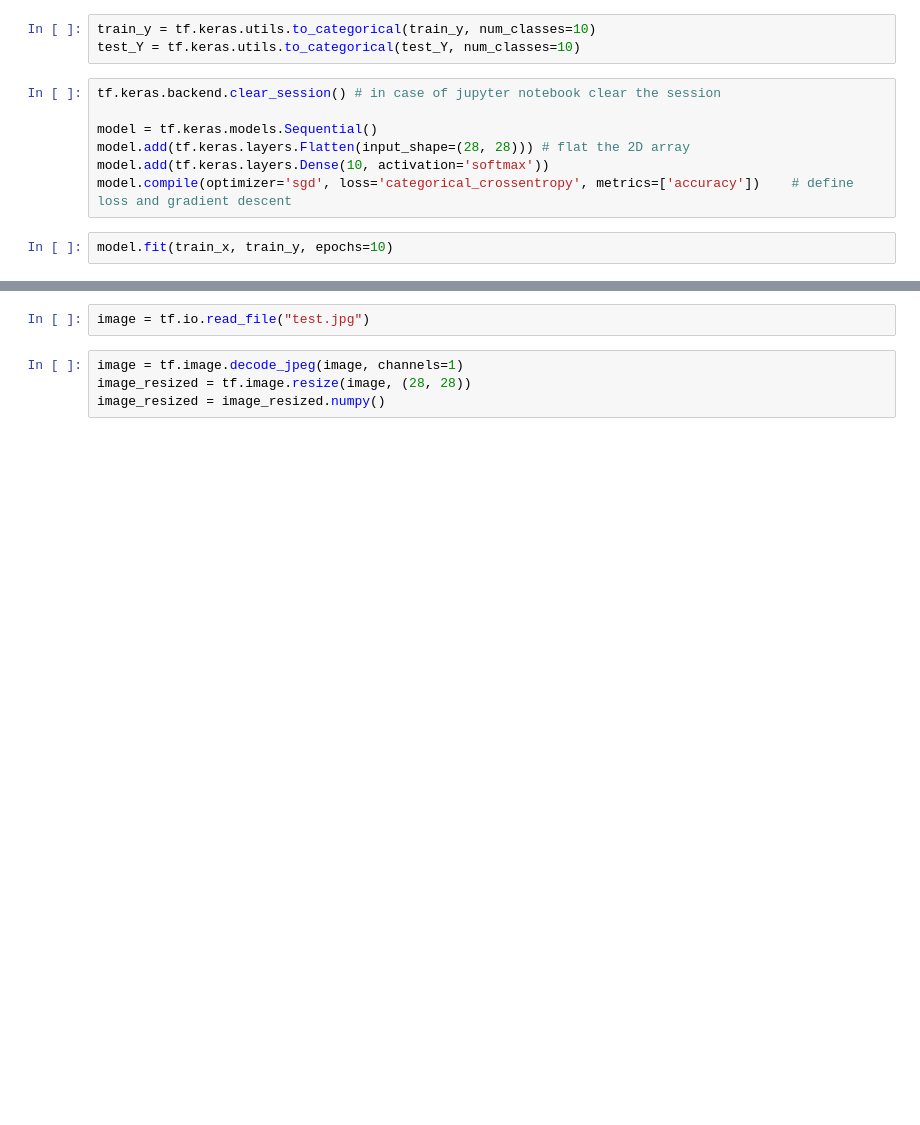
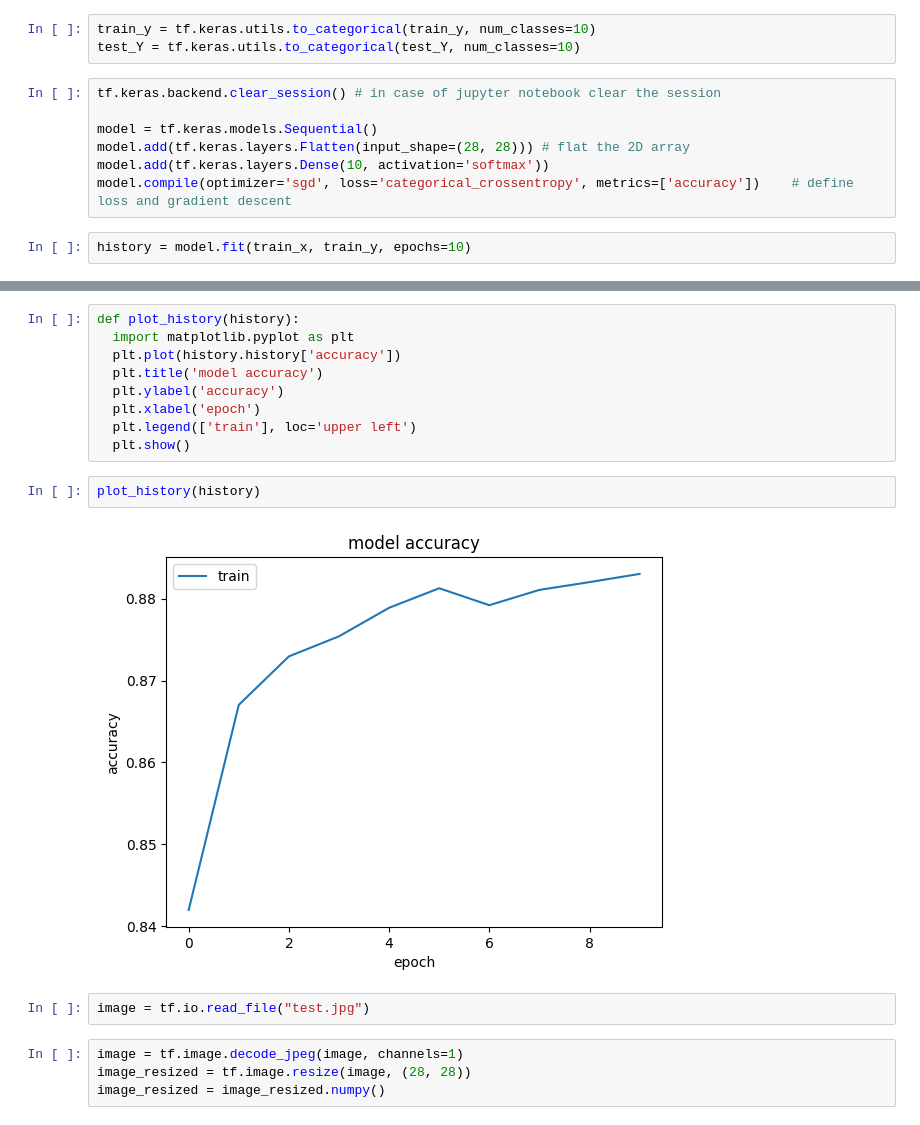
Before and after one commit to subh007/ml-ground, a Jupyter notebook: keras_example.ipynb, the cells around one changed output, grey strips where cells are left out. Cells and saved outputs as stored; diff of their text form; blank space fills up the shorter version.

```diff
--- a/keras_example.ipynb
+++ b/keras_example.ipynb
@@ -63,6 +63,6 @@ model.add(tf.keras.layers.Flatten(input_shape=(28, 28))) # flat the 2D array
 model.add(tf.keras.layers.Dense(10, activation='softmax'))
 model.compile(optimizer='sgd', loss='categorical_crossentropy', metrics=['accuracy'])    # define loss and gradient descent
 # %%
-model.fit(train_x, train_y, epochs=10)
+history = model.fit(train_x, train_y, epochs=10)
 # %% [output]
 Epoch 1/10
@@ -89,3 +88,16 @@ Epoch 10/10
+# %%
+def plot_history(history):
+  import matplotlib.pyplot as plt
+  plt.plot(history.history['accuracy'])
+  plt.title('model accuracy')
+  plt.ylabel('accuracy')
+  plt.xlabel('epoch')
+  plt.legend(['train'], loc='upper left')
+  plt.show()
+# %%
+plot_history(history)
+# %% [output]
+[figure, added]
 # %%
 image = tf.io.read_file("test.jpg")
 # %%
```
Also changed, not shown: parts of 2 cells of this notebook.
